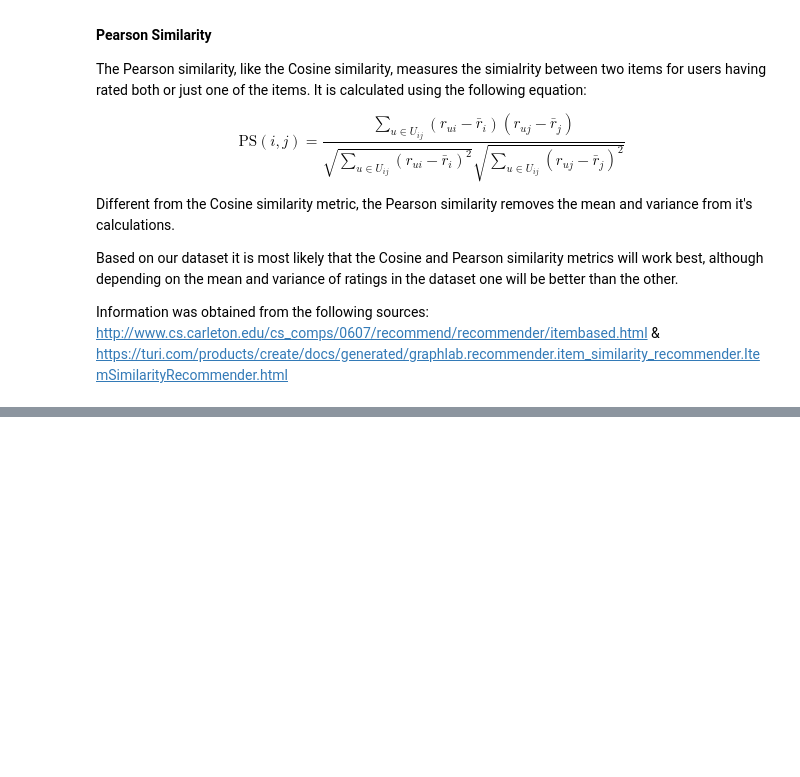
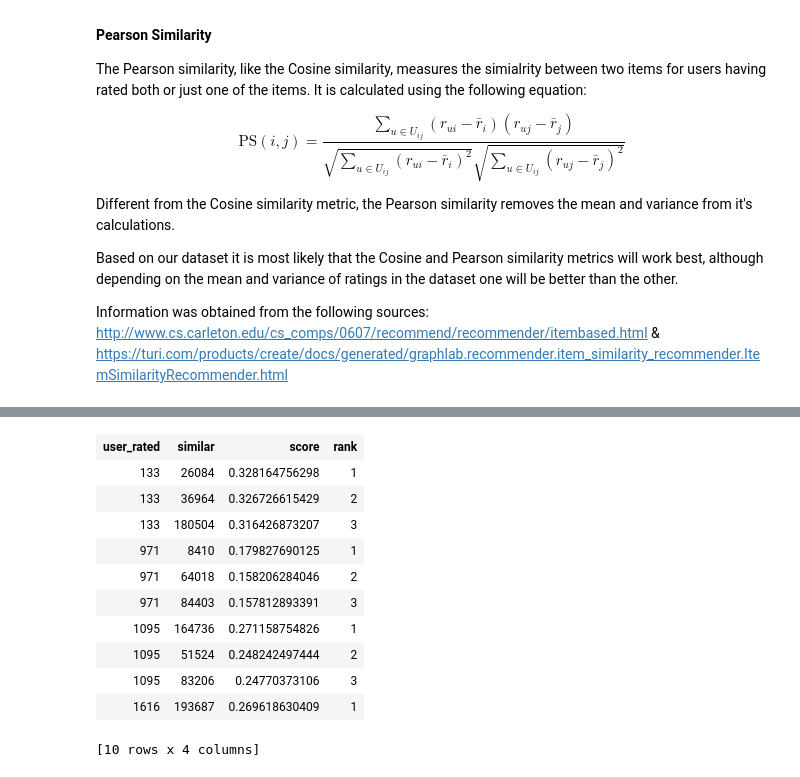
Before and after one commit to mg826/Data_Mining, a Jupyter notebook: Lab3_Dating_Recommender/Project3 Data Mining.ipynb, the cells around one changed output, grey strips where cells are left out. Saved outputs shown, nothing was run; the diff lists cells and outputs as text; code cells hidden in the pictures; blank space fills up the shorter version.

```diff
--- a/Lab3_Dating_Recommender/Project3 Data Mining.ipynb
+++ b/Lab3_Dating_Recommender/Project3 Data Mining.ipynb
@@ -50,0 +211,8 @@ Information was obtained from the following sources: http://www.cs.carleton.edu/
+# %%
+#the second (cosine) item-item recommender
+cosine_item_item = gl.recommender.item_similarity_recommender.create(train,
+                                                             user_id='user_id',
+                                                             item_id='user_rated',
+                                                             target='score',
+                                                             similarity_type='cosine',
+                                                             verbose=False)
@@ -50,0 +321,16 @@ Information was obtained from the following sources: http://www.cs.carleton.edu/
+# %%
+results_similar_cosine = cosine_item_item.get_similar_items(k=3)
+results_similar_cosine.head()
+# %% [output]
+| user_rated | similar | score | rank |
+| 133 | 26084 | 0.328164756298 | 1 |
+| 133 | 36964 | 0.326726615429 | 2 |
+| 133 | 180504 | 0.316426873207 | 3 |
+| 971 | 8410 | 0.179827690125 | 1 |
+| 971 | 64018 | 0.158206284046 | 2 |
+| 971 | 84403 | 0.157812893391 | 3 |
+| 1095 | 164736 | 0.271158754826 | 1 |
+| 1095 | 51524 | 0.248242497444 | 2 |
+| 1095 | 83206 | 0.24770373106 | 3 |
+| 1616 | 193687 | 0.269618630409 | 1 |
+[10 rows x 4 columns]
```
Also changed, not shown: parts of 24 cells of this notebook.
